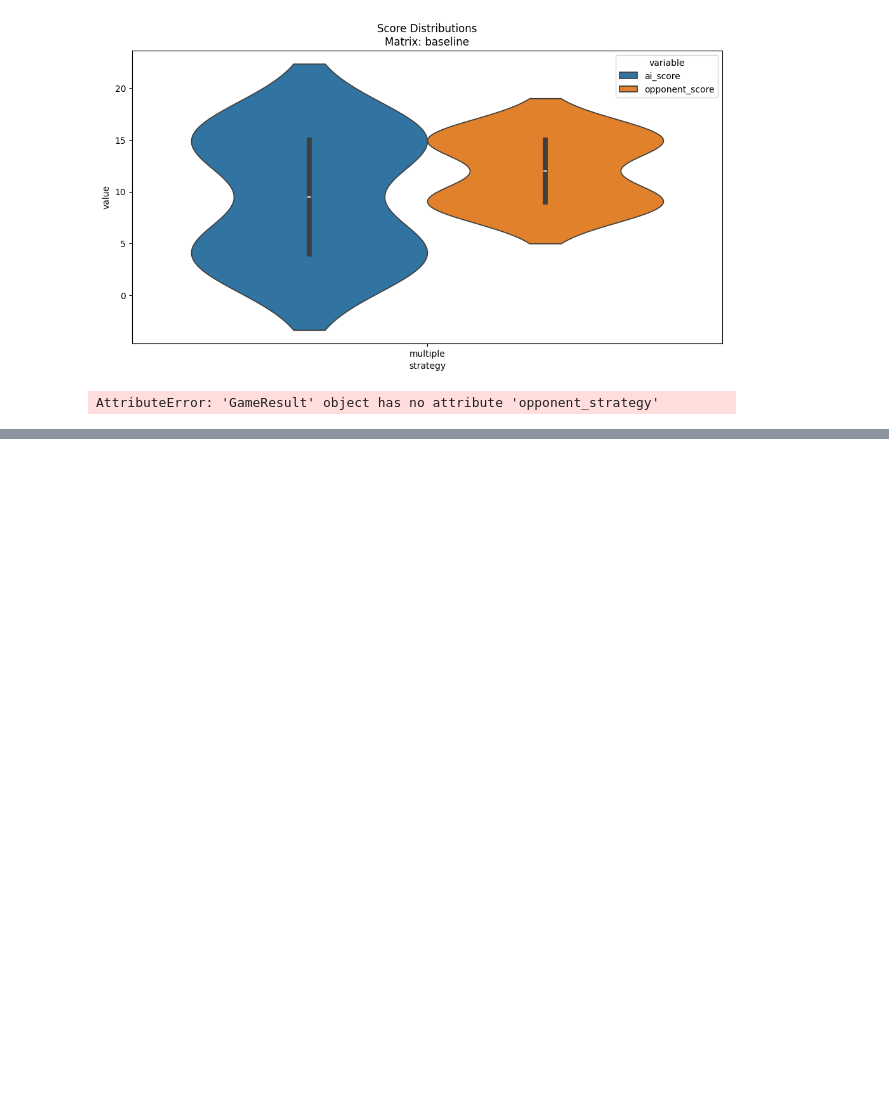
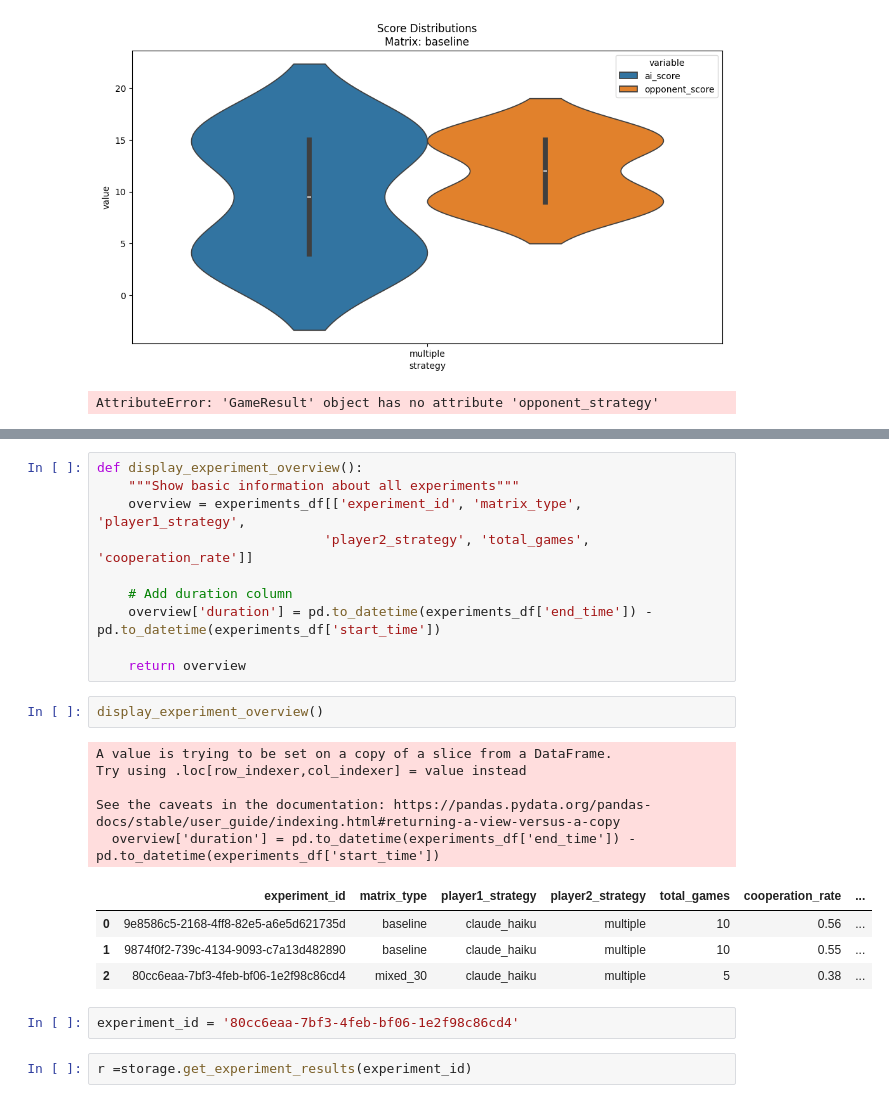
Before and after one commit to rjdyk/DilemmaAgent, a Jupyter notebook: backend/analyze_experiments.ipynb, the cells around one changed output, grey strips where cells are left out. Drawn from its saved outputs; the diff is of its cells as text; blank space fills up the shorter version.

```diff
--- a/backend/analyze_experiments.ipynb
+++ b/backend/analyze_experiments.ipynb
@@ -123,0 +126,26 @@ results = storage.get_experiment_results(experiment_id)
+# %%
+def display_experiment_overview():
+    """Show basic information about all experiments"""
+    overview = experiments_df[['experiment_id', 'matrix_type', 'player1_strategy',
+                             'player2_strategy', 'total_games', 'cooperation_rate']]
+
+    # Add duration column
+    overview['duration'] = pd.to_datetime(experiments_df['end_time']) - pd.to_datetime(experiments_df['start_time'])
+
+    return overview
+# %%
+display_experiment_overview()
+# %% [output]
+A value is trying to be set on a copy of a slice from a DataFrame.
+Try using .loc[row_indexer,col_indexer] = value instead
+
+See the caveats in the documentation: https://pandas.pydata.org/pandas-docs/stable/user_guide/indexing.html#returning-a-view-versus-a-copy
+  overview['duration'] = pd.to_datetime(experiments_df['end_time']) - pd.to_datetime(experiments_df['start_time'])
+|  | experiment_id | matrix_type | player1_strategy | player2_strategy | total_games | cooperation_rate | ... |
+| 0 | 9e8586c5-2168-4ff8-82e5-a6e5d621735d | baseline | claude_haiku | multiple | 10 | 0.56 | ... |
+| 1 | 9874f0f2-739c-4134-9093-c7a13d482890 | baseline | claude_haiku | multiple | 10 | 0.55 | ... |
+| 2 | 80cc6eaa-7bf3-4feb-bf06-1e2f98c86cd4 | mixed_30 | claude_haiku | multiple | 5 | 0.38 | ... |
+# %%
+experiment_id = '80cc6eaa-7bf3-4feb-bf06-1e2f98c86cd4'
+# %%
+r =storage.get_experiment_results(experiment_id)
```
Also changed, not shown: parts of 2 cells of this notebook, 5 other files.
